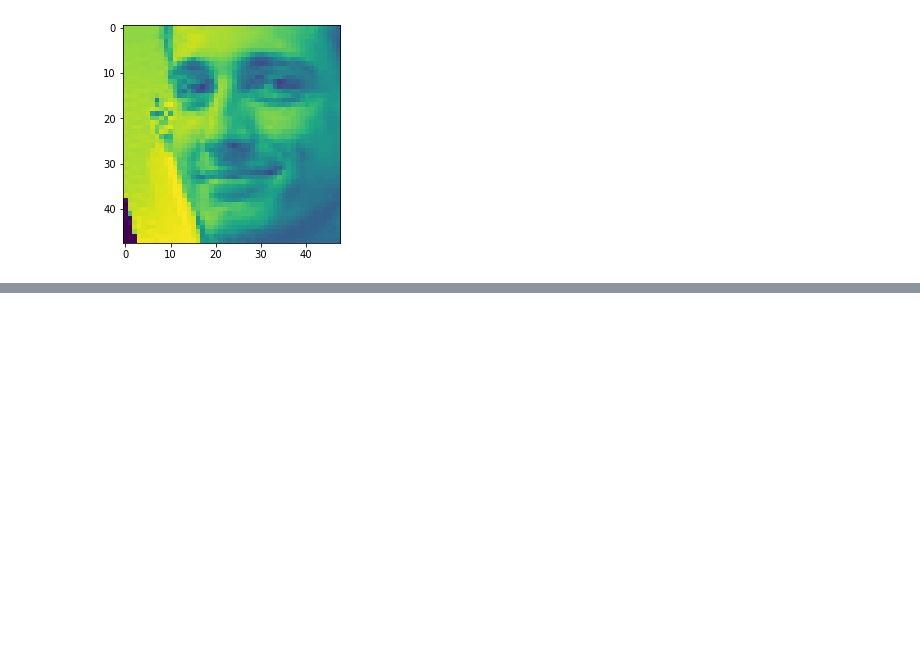
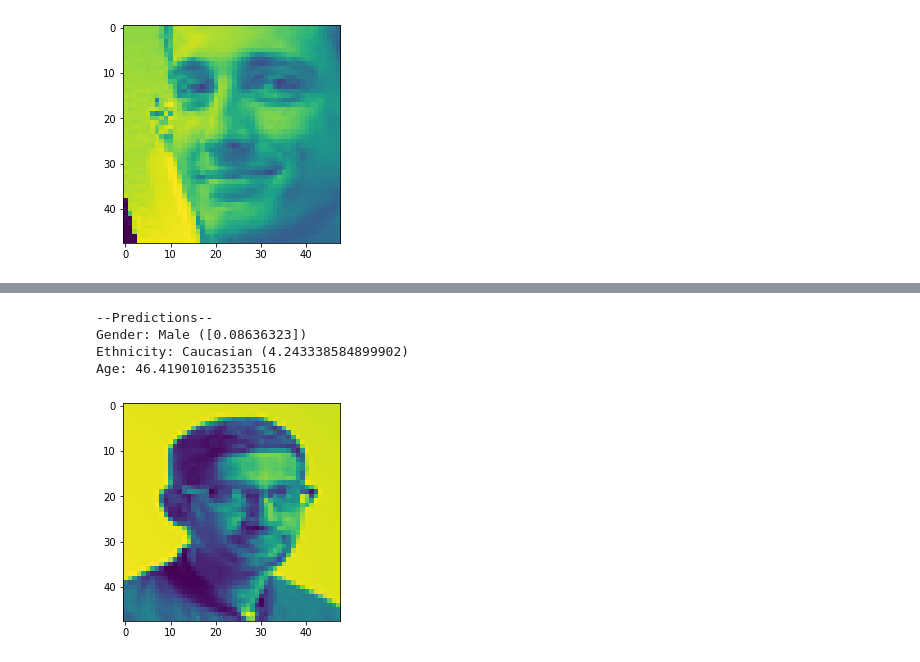
Before and after one commit to Real-VeerSandhu/Ethnicity-Age-Prediction, a Jupyter notebook: main_notebook.ipynb, the cells around one changed output, grey strips where cells are left out. Cells and saved outputs as stored; diff of their text form; code cells hidden in the pictures; blank space fills up the shorter version.

```diff
--- a/main_notebook.ipynb
+++ b/main_notebook.ipynb
@@ -523,0 +550,8 @@ def predict_all_local(path):
+# %%
+predict_all('test_images/sundar.png')
+# %% [output]
+--Predictions--
+Gender: Male ([0.08636323])
+Ethnicity: Caucasian (4.243338584899902)
+Age: 46.419010162353516
+[figure, added]
```
Also changed, not shown: parts of 7 cells of this notebook, 7 other files.
